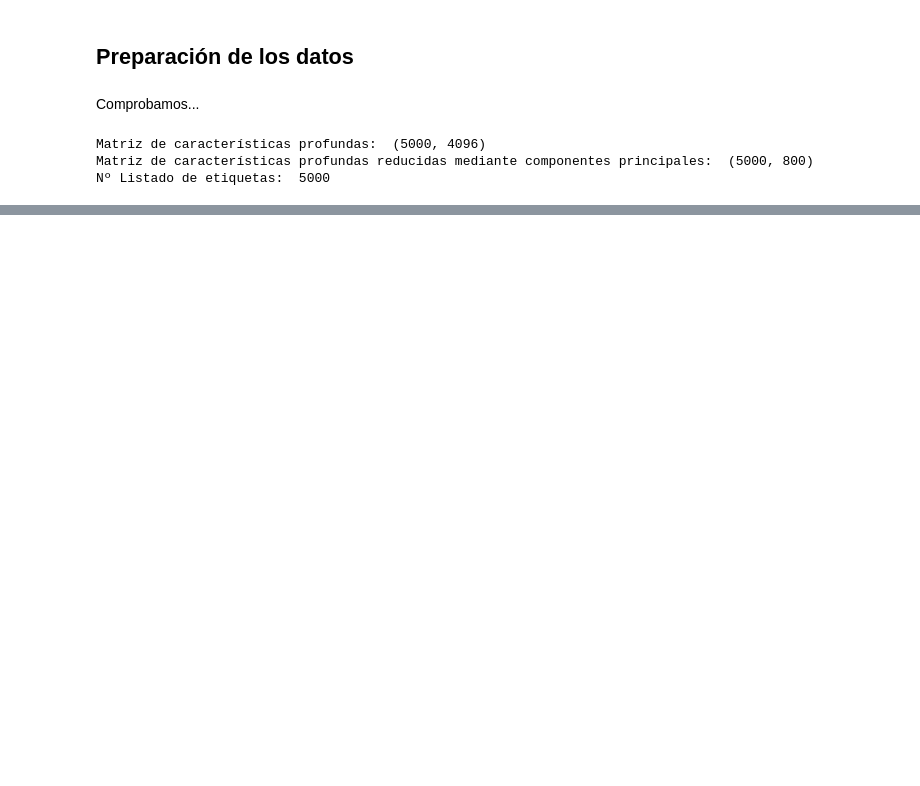
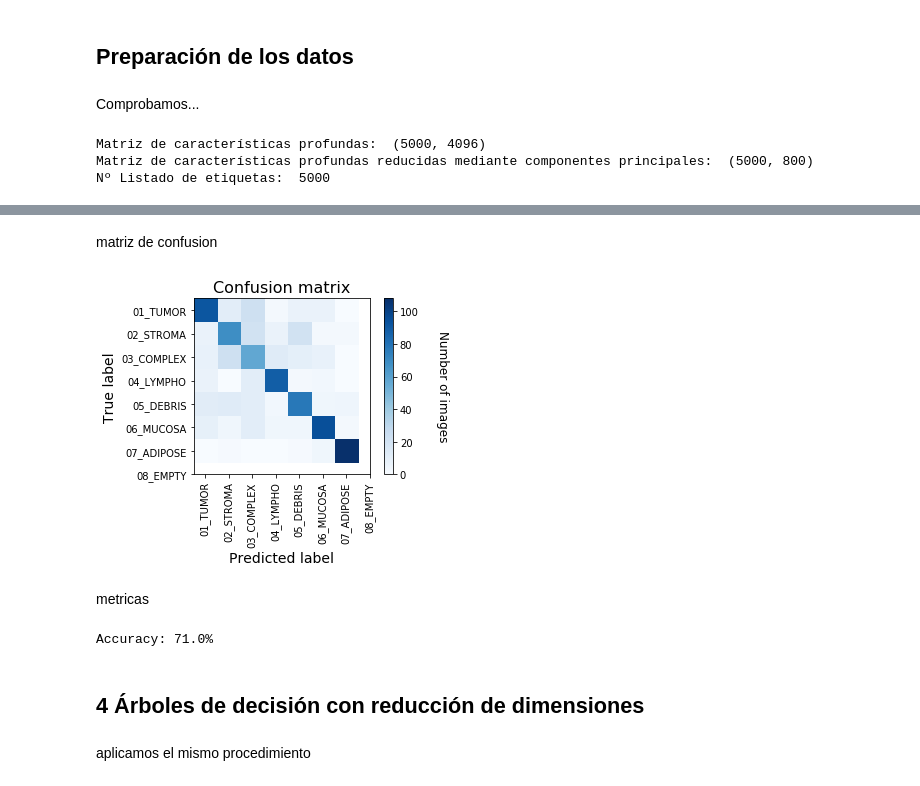
Before and after one commit to birajaghoshal/TFM, a Jupyter notebook: convnet/VGG16_dfmap_classification.ipynb, the cells around one changed output, grey strips where cells are left out. Cells and saved outputs as stored; diff of their text form; code cells hidden in the pictures; blank space fills up the shorter version.

```diff
--- a/convnet/VGG16_dfmap_classification.ipynb
+++ b/convnet/VGG16_dfmap_classification.ipynb
@@ -56,0 +219,28 @@ labels_arr = np.array(labels)
+# %%
+from sklearn.tree import DecisionTreeClassifier
+
+# model definition
+DTC = DecisionTreeClassifier()
+
+# model training
+DTC.fit(x_train, y_train)
+
+# model predict
+y_pred_dtc = DTC.predict(x_test)
+# %% [markdown]
+matriz de confusion
+# %%
+%matplotlib inline
+conf_matrix(y_test,y_pred_dtc)
+# %% [output]
+[figure, added]
+# %% [markdown]
+metricas
+# %%
+calc_metric(y_test,y_pred_dtc)
+# %% [output]
+Accuracy: 71.0%
+# %% [markdown]
+## 4 Árboles de decisión con reducción de dimensiones
+# %% [markdown]
+aplicamos el mismo procedimiento
```
Also changed, not shown: parts of 42 cells of this notebook, 1 other file.
